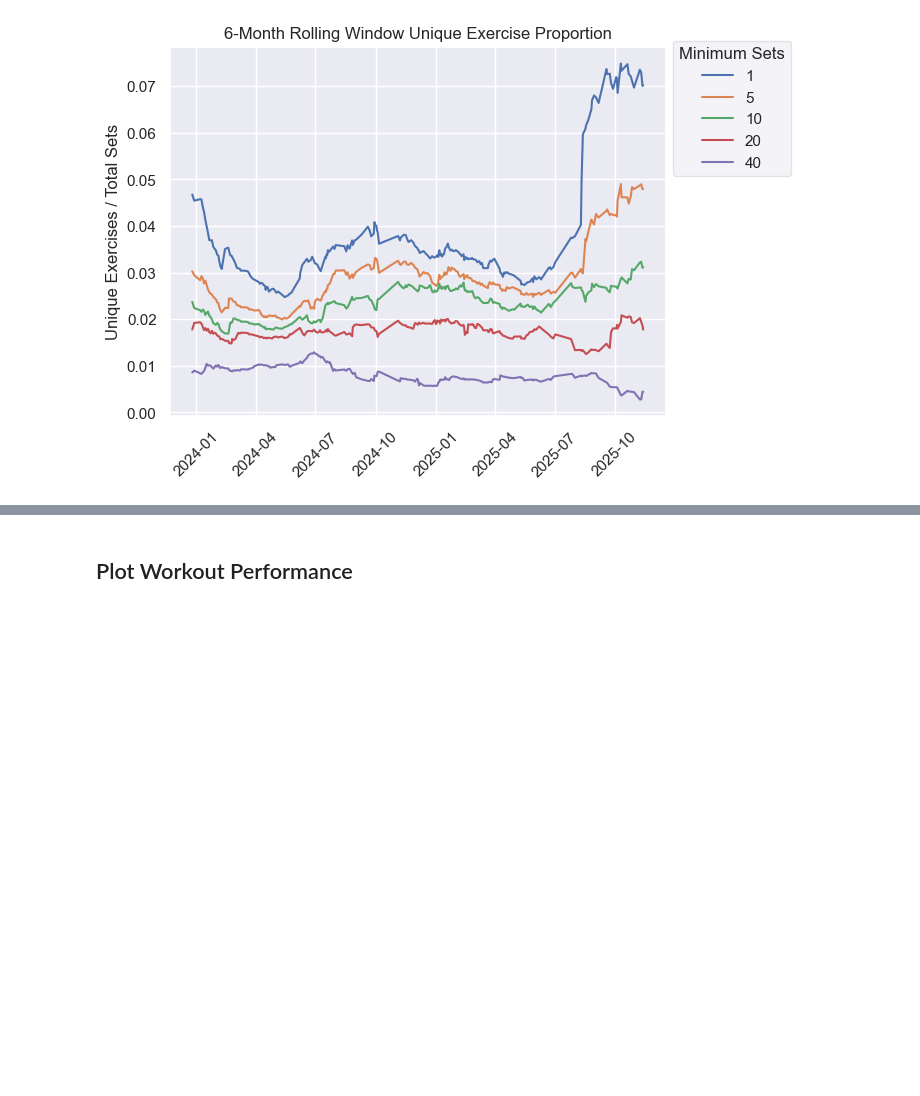
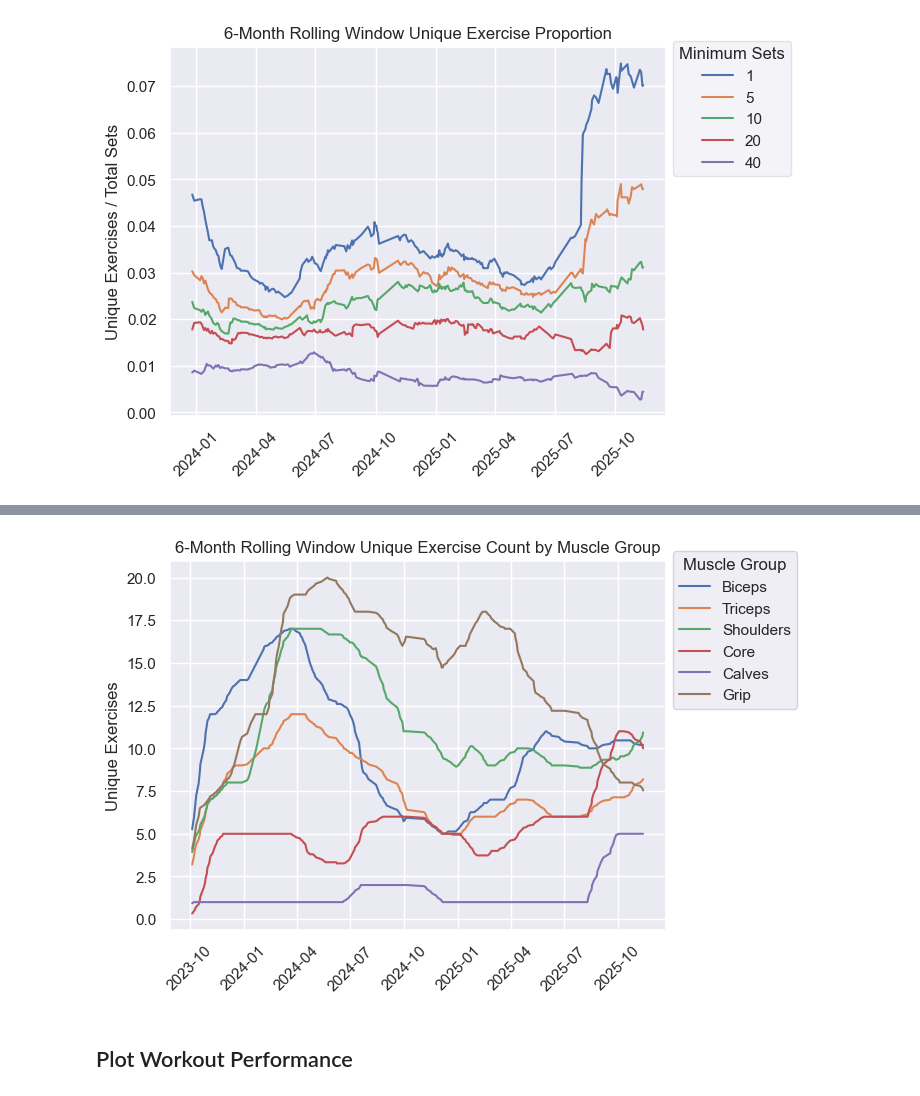
Before and after one commit to sthobbs/exercise-data-analysis, a Jupyter notebook: workout_analysis.ipynb, the cells around one changed output, grey strips where cells are left out. Drawn from its saved outputs; the diff is of its cells as text; code cells hidden in the pictures; blank space fills up the shorter version.

```diff
--- a/workout_analysis.ipynb
+++ b/workout_analysis.ipynb
@@ -2273,3 +2324,8 @@ plt.show()
+# %%
+muscle_groups = ['biceps', 'triceps', 'shoulders', 'core', 'calves', 'grip']
+plot_unique_exercise_count_by_muscle_group(df, muscle_groups)
+# %% [output]
+[figure, added]
 # %% [markdown]
 ## Plot Workout Performance
 # %%
```
Also changed, not shown: parts of 3 cells of this notebook.
